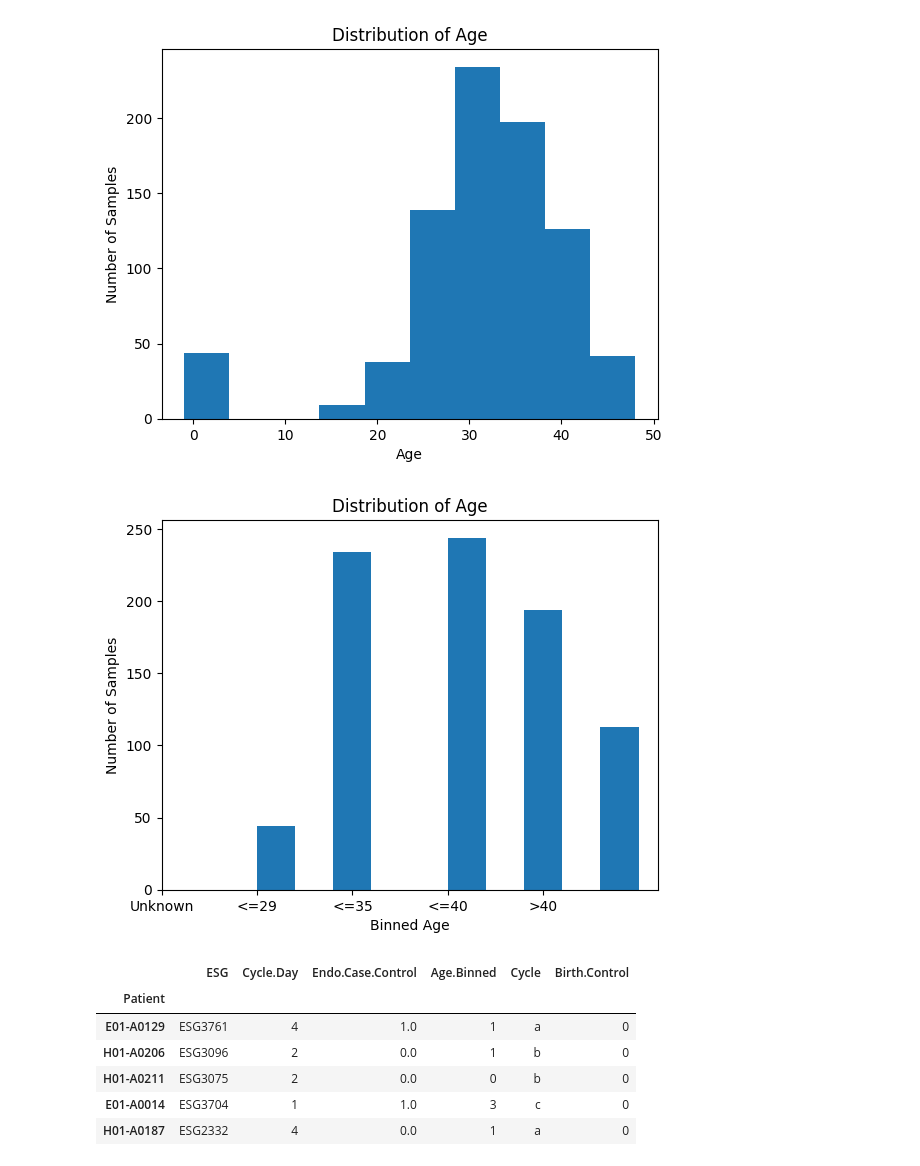
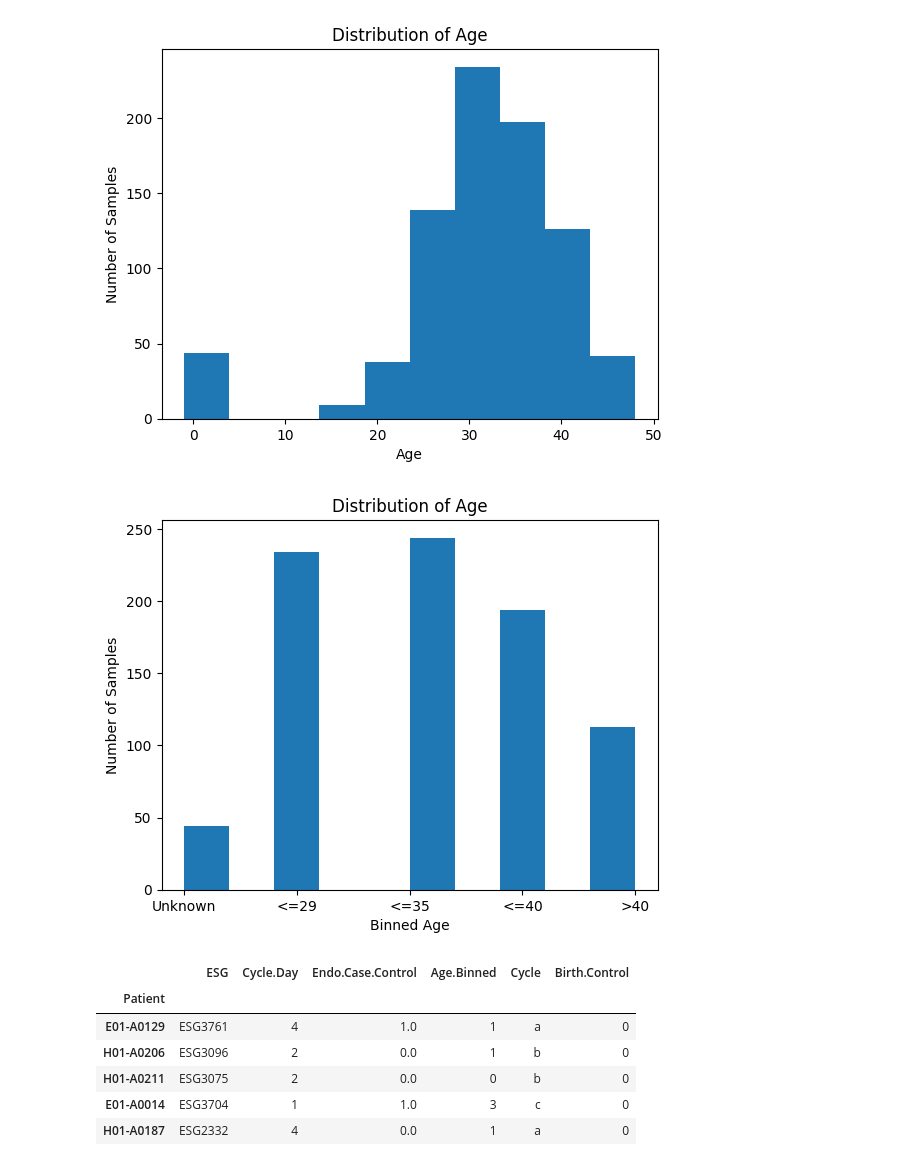
Before and after one commit to yuehtingchen/probablistic-model, a Jupyter notebook: notebooks/Exp_data_splitting.ipynb, the cells around one changed output. Saved outputs shown, nothing was run; the diff lists cells and outputs as text; code cells hidden in the pictures.

```diff
--- a/notebooks/Exp_data_splitting.ipynb
+++ b/notebooks/Exp_data_splitting.ipynb
@@ -161,13 +159,13 @@ metadata_df['Age.Binned'] = age_binned
 # %%
 # replot dist of age
 plt.hist(metadata_df['Age.Binned'])
-plt.xticks([-2, -1, 0, 1, 2], ['Unknown', '<=29', '<=35', '<=40', '>40'])
+plt.xticks([-1, 0, 1, 2, 3], ['Unknown', '<=29', '<=35', '<=40', '>40'])
 plt.xlabel('Binned Age')
 plt.ylabel('Number of Samples')
 plt.title('Distribution of Age')
 plt.savefig('../plots/age_binned_dist_5groups.png')
 # %% [output]
-[figure, old version]
+[figure, new version]
 # %%
 metaData_col = ['ESG', 'Cycle.Day', 'Endo.Case.Control', 'Age.Binned', 'Cycle', 'Birth.Control']
 metaData = metadata_df[metaData_col]
```
Also changed, not shown: parts of 5 cells of this notebook.
